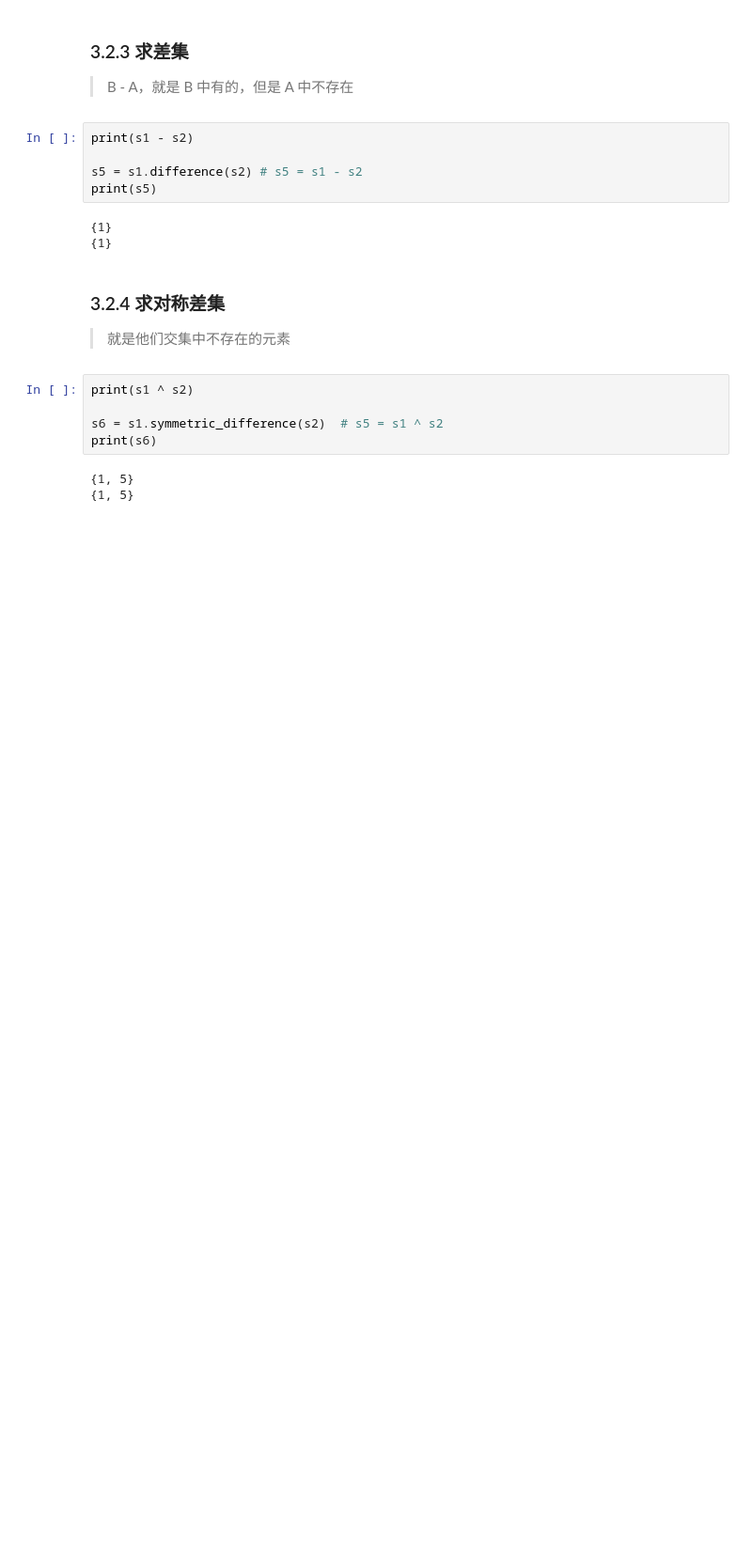
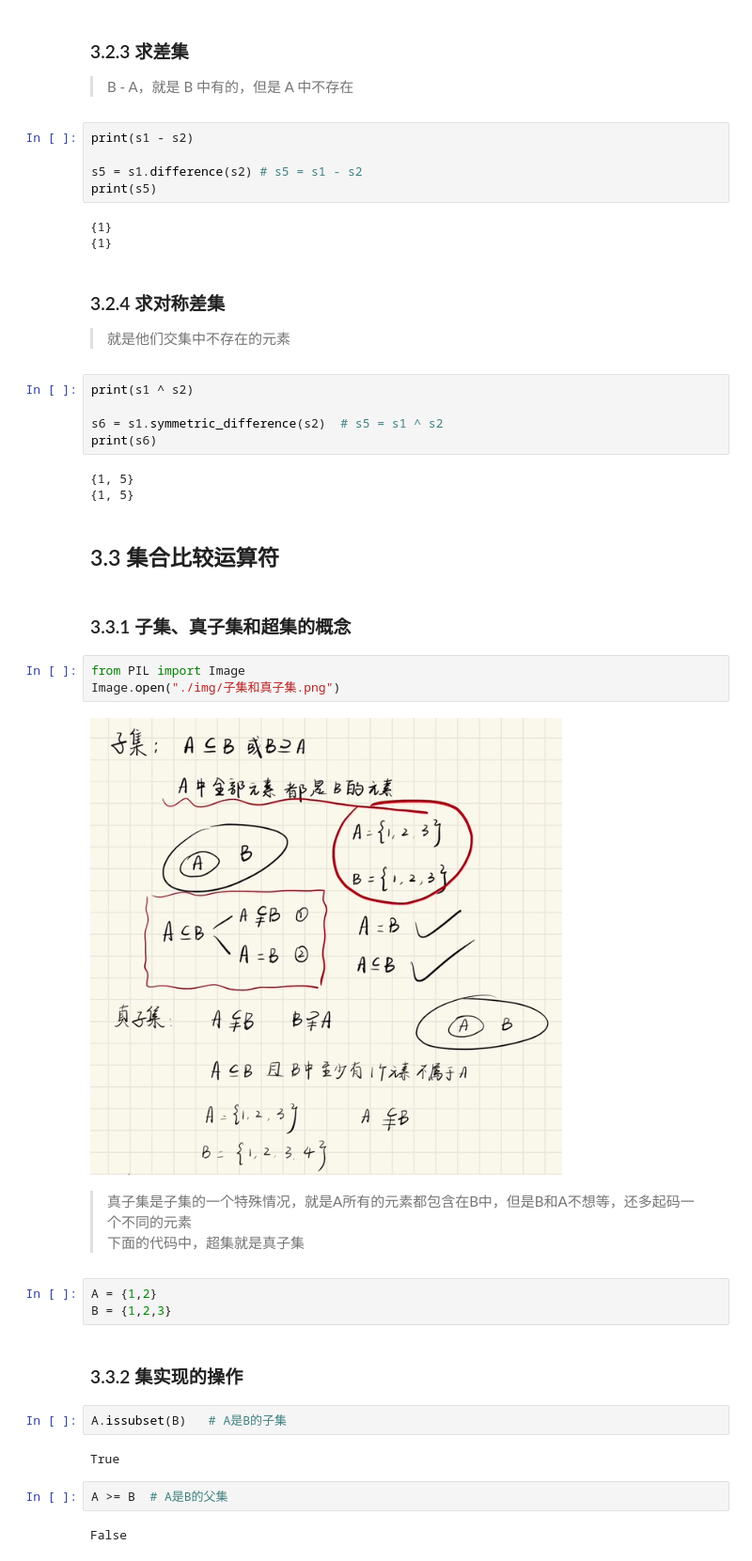
Before and after one commit to MTsocute/Fluent_python_study, a Jupyter notebook: 第二部分 数据结构/Chapter3/3-8集合论.ipynb, the cells around one changed output. Shown at 94% size. Saved outputs shown, nothing was run; the diff lists cells and outputs as text; blank space fills up the shorter version.

```diff
--- a/第二部分 数据结构/Chapter3/3-8集合论.ipynb
+++ b/第二部分 数据结构/Chapter3/3-8集合论.ipynb
@@ -166,3 +166,28 @@ print(s6)
 # %% [output]
 {1, 5}
 {1, 5}
+# %% [markdown]
+## 3.3 集合比较运算符
+# %% [markdown]
+### 3.3.1 子集、真子集和超集的概念
+# %%
+from PIL import Image
+Image.open("./img/子集和真子集.png")
+# %% [output]
+[figure, added]
+# %% [markdown]
+> 真子集是子集的一个特殊情况，就是A所有的元素都包含在B中，但是B和A不想等，还多起码一个不同的元素 <br>
+> 下面的代码中，超集就是真子集
+# %%
+A = {1,2}
+B = {1,2,3}
+# %% [markdown]
+### 3.3.2 集实现的操作
+# %%
+A.issubset(B)   # A是B的子集
+# %% [output]
+True
+# %%
+A >= B  # A是B的父集
+# %% [output]
+False
```
Also changed, not shown: parts of 2 cells of this notebook, 1 other file.
